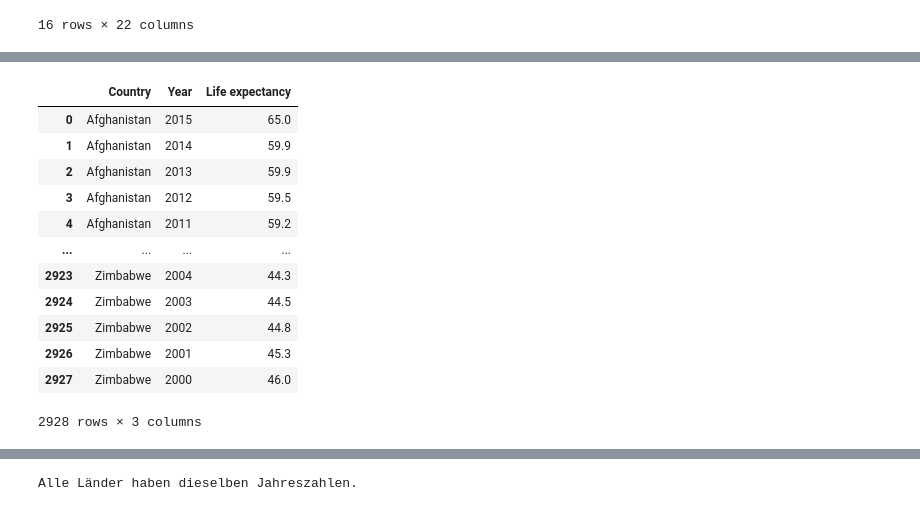
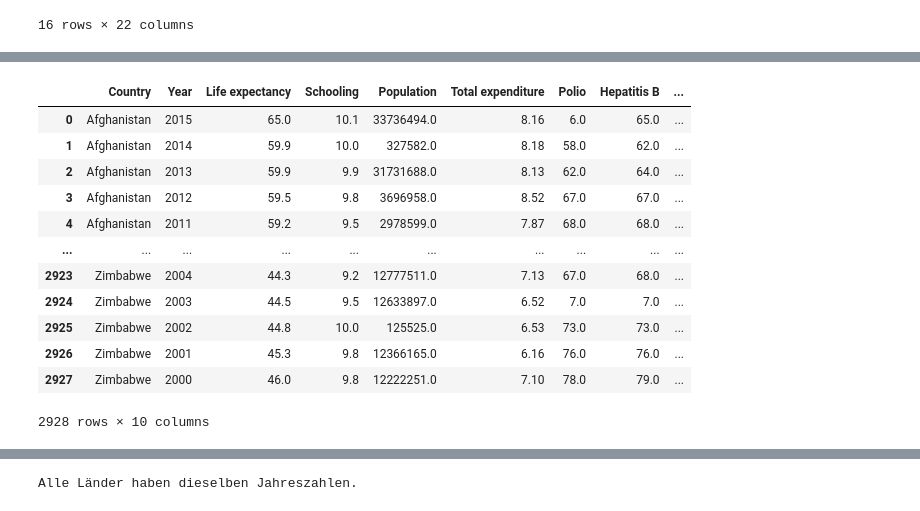
Before and after one commit to mats-ad/Quality-of-Life-World, a Jupyter notebook: DAP_Data.ipynb, the cells around one changed output, grey strips where cells are left out. Drawn from its saved outputs; the diff is of its cells as text; code cells hidden in the pictures.

```diff
--- a/DAP_Data.ipynb
+++ b/DAP_Data.ipynb
@@ -606,20 +616,20 @@ LifeExpectancy[LifeExpectancy['Country'] == 'Afghanistan']
 # %%
-to_fill_LifeExpectancy = LifeExpectancy[['Country','Year', 'Life expectancy']]
+to_fill_LifeExpectancy = LifeExpectancy[['Country','Year', 'Life expectancy','Schooling','Population','Total expenditure','Polio','Hepatitis B','Measles ','Alcohol']]
 to_fill_LifeExpectancy
 # %% [output]
-|  | Country | Year | Life expectancy |
-| 0 | Afghanistan | 2015 | 65.0 |
-| 1 | Afghanistan | 2014 | 59.9 |
-| 2 | Afghanistan | 2013 | 59.9 |
-| 3 | Afghanistan | 2012 | 59.5 |
-| 4 | Afghanistan | 2011 | 59.2 |
-| ... | ... | ... | ... |
-| 2923 | Zimbabwe | 2004 | 44.3 |
-| 2924 | Zimbabwe | 2003 | 44.5 |
-| 2925 | Zimbabwe | 2002 | 44.8 |
-| 2926 | Zimbabwe | 2001 | 45.3 |
-| 2927 | Zimbabwe | 2000 | 46.0 |
+|  | Country | Year | Life expectancy | Schooling | Population | Total expenditure | Polio | Hepatitis B | ... |
+| 0 | Afghanistan | 2015 | 65.0 | 10.1 | 33736494.0 | 8.16 | 6.0 | 65.0 | ... |
+| 1 | Afghanistan | 2014 | 59.9 | 10.0 | 327582.0 | 8.18 | 58.0 | 62.0 | ... |
+| 2 | Afghanistan | 2013 | 59.9 | 9.9 | 31731688.0 | 8.13 | 62.0 | 64.0 | ... |
+| 3 | Afghanistan | 2012 | 59.5 | 9.8 | 3696958.0 | 8.52 | 67.0 | 67.0 | ... |
+| 4 | Afghanistan | 2011 | 59.2 | 9.5 | 2978599.0 | 7.87 | 68.0 | 68.0 | ... |
+| ... | ... | ... | ... | ... | ... | ... | ... | ... | ... |
+| 2923 | Zimbabwe | 2004 | 44.3 | 9.2 | 12777511.0 | 7.13 | 67.0 | 68.0 | ... |
+| 2924 | Zimbabwe | 2003 | 44.5 | 9.5 | 12633897.0 | 6.52 | 7.0 | 7.0 | ... |
+| 2925 | Zimbabwe | 2002 | 44.8 | 10.0 | 125525.0 | 6.53 | 73.0 | 73.0 | ... |
+| 2926 | Zimbabwe | 2001 | 45.3 | 9.8 | 12366165.0 | 6.16 | 76.0 | 76.0 | ... |
+| 2927 | Zimbabwe | 2000 | 46.0 | 9.8 | 12222251.0 | 7.10 | 78.0 | 79.0 | ... |
-2928 rows × 3 columns
+2928 rows × 10 columns
 # %%
 import pandas as pd
 from sklearn.linear_model import LinearRegression
```
Also changed, not shown: parts of 22 cells of this notebook.
